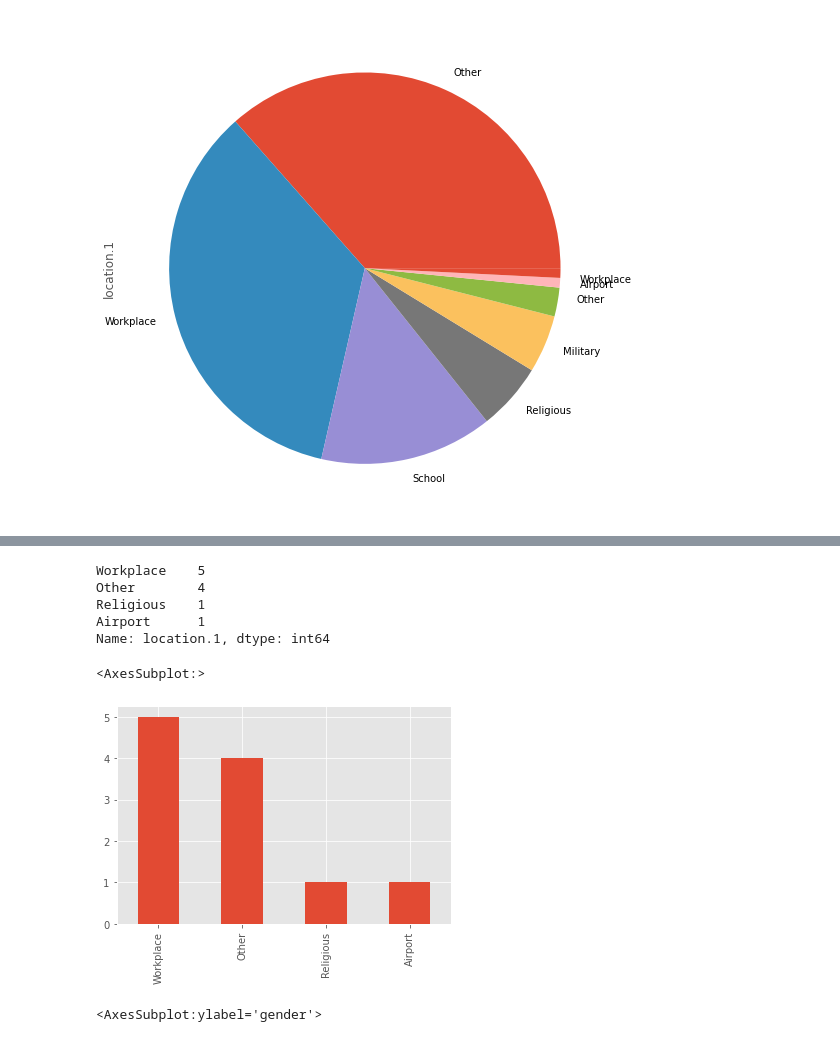
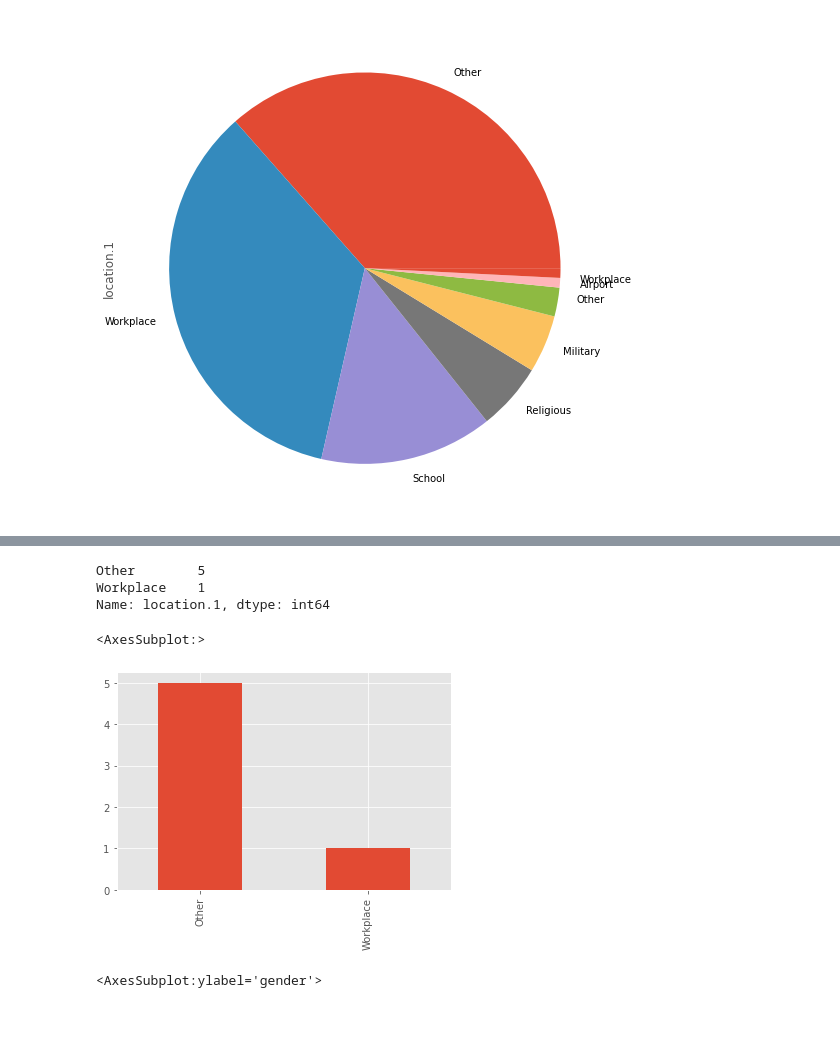
Before and after one commit to AlexAbdullah/project_redux, a Jupyter notebook: mass_shooting_analysis.ipynb, the cells around one changed output, grey strips where cells are left out. Cells and saved outputs as stored; diff of their text form; code cells hidden in the pictures.

```diff
--- a/mass_shooting_analysis.ipynb
+++ b/mass_shooting_analysis.ipynb
@@ -440,6 +444,7 @@ state_cleaned.plot(kind='pie',figsize=(9,9))
 # %%
-data_2017 = shootings_df_cleaned['year'] == 2017
-shootings_df_2017 = shootings_df_cleaned[data_2017]
-shootings_df_2017.head()
+data_2016 = shootings_df_cleaned['year'] == 2016
+shootings_df_2016 = shootings_df_cleaned[data_2016]
+shootings_df_2016 = shootings_df_2016.drop(['fatalities', 'injured', 'weapons_obtained_legally', 'where_obtained', 'weapon_type', 'weapon_details'], axis=1)
+shootings_df_2016.head()
 # age_distribution.plot(kind='line',x=figsize=(10,5),color='red')
 # %% [output]
@@ -452,15 +457,13 @@ shootings_df_2017.head()
 # %%
-locations_2017 = shootings_df_2017['location.1'].value_counts()
-locations_2017
+locations_2016 = shootings_df_2016['location.1'].value_counts()
+locations_2016
 # %% [output]
-Workplace    5
-Other        4
-Religious    1
-Airport      1
+Other        5
+Workplace    1
 Name: location.1, dtype: int64
 # %%
-locations_2017.plot(kind='bar')
+locations_2016.plot(kind='bar')
 # %% [output]
 <AxesSubplot:>
-[figure, old version]
+[figure, new version]
 # %%
```
Also changed, not shown: parts of 13 cells of this notebook, 1 other file.
